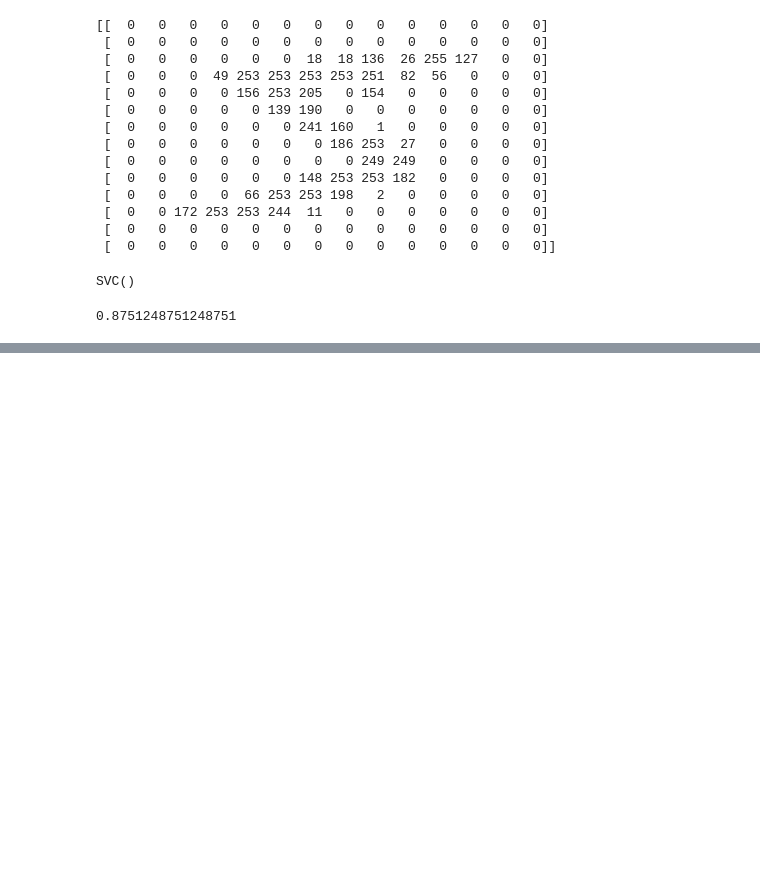
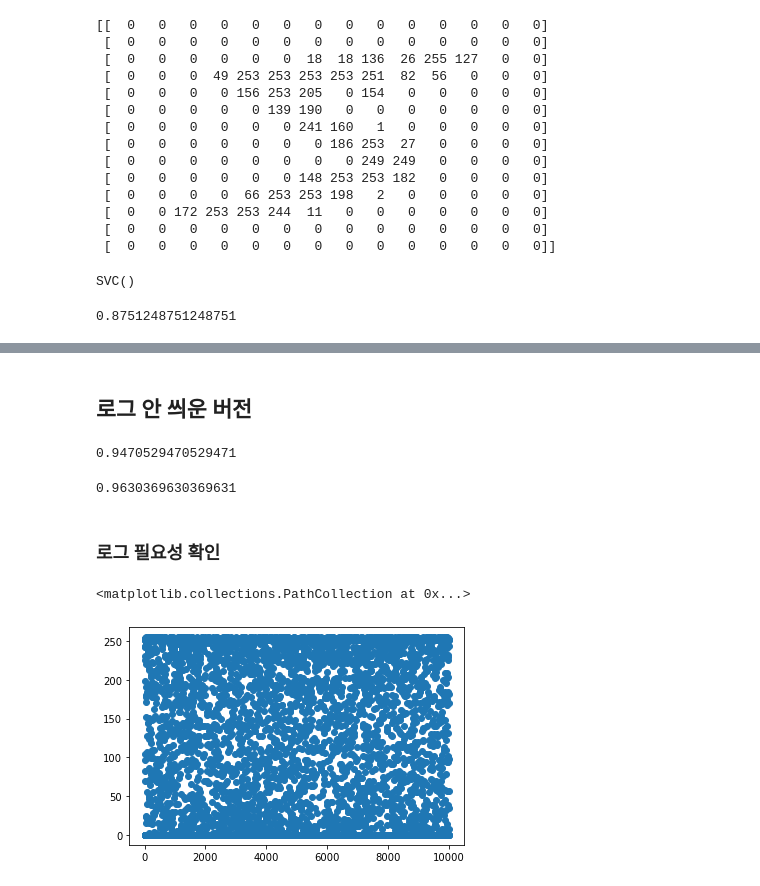
Before and after one commit to daviddev90/Python, a Jupyter notebook: MachineLearning/17.이미지 내부의 문자 인식.ipynb, the cells around one changed output, grey strips where cells are left out. Saved outputs shown, nothing was run; the diff lists cells and outputs as text; code cells hidden in the pictures; blank space fills up the shorter version.

```diff
--- a/MachineLearning/17.이미지 내부의 문자 인식.ipynb
+++ b/MachineLearning/17.이미지 내부의 문자 인식.ipynb
@@ -115,0 +192,3 @@ clf.score(test_data, test_label)
+# %%
+train_10k = pd.read_csv('data/train_10k.csv', header=None)
+train_20k = pd.read_csv('data/train_20k.csv', header=None)
@@ -115,0 +203,34 @@ clf.score(test_data, test_label)
+# %% [markdown]
+## 로그 안 씌운 버전
+# %%
+train_10k_label = train_10k.iloc[:, 0]
+train_10k_data = train_10k.iloc[:, 1:]
+
+test_data = test.iloc[:, 1:].values
+test_label = test.iloc[:, 0].values
+
+clf = svm.SVC()
+clf.fit(train_10k_data, train_10k_label)
+
+# 테스트하기
+clf.score(test_data, test_label)
+# %% [output]
+0.9470529470529471
+# %%
+train_20k_label = train_20k.iloc[:, 0]
+train_20k_data = train_20k.iloc[:, 1:]
+
+clf = svm.SVC()
+clf.fit(train_20k_data, train_20k_label)
+
+# 테스트하기
+clf.score(test_data, test_label)
+# %% [output]
+0.9630369630369631
+# %% [markdown]
+### 로그 필요성 확인
+# %%
+plt.scatter(train_10k_data.index, train_10k_data[300])
+# %% [output]
+<matplotlib.collections.PathCollection at 0x...>
+[figure, added]
```
Also changed, not shown: parts of 22 cells of this notebook, 23 other files.
